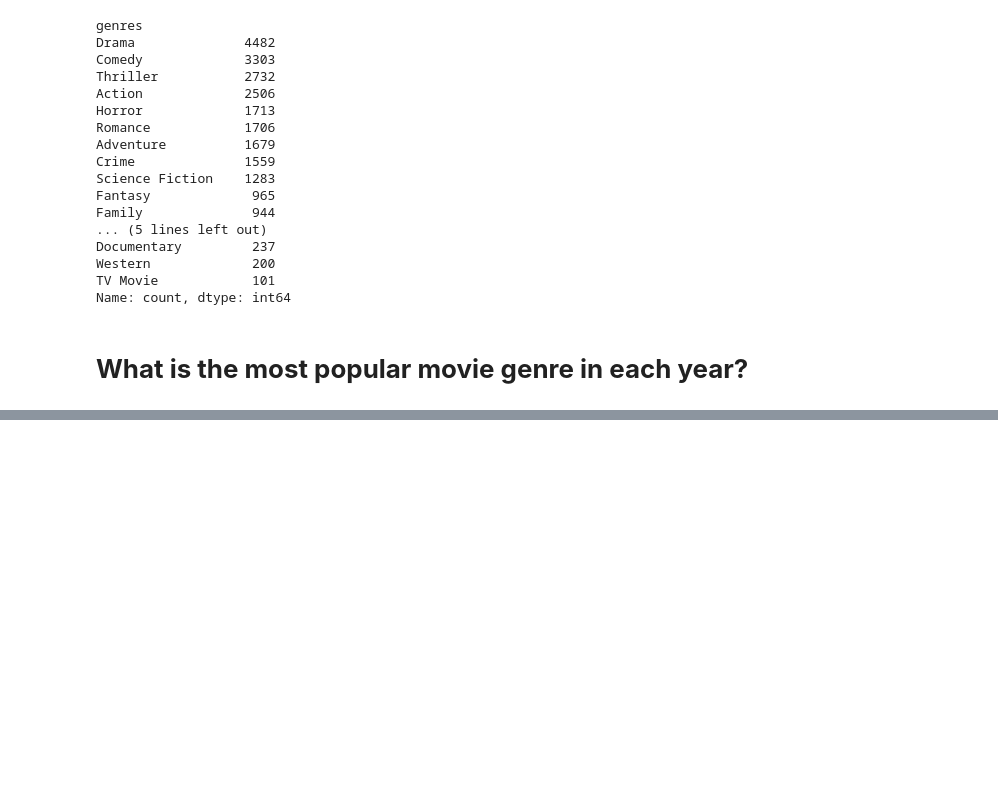
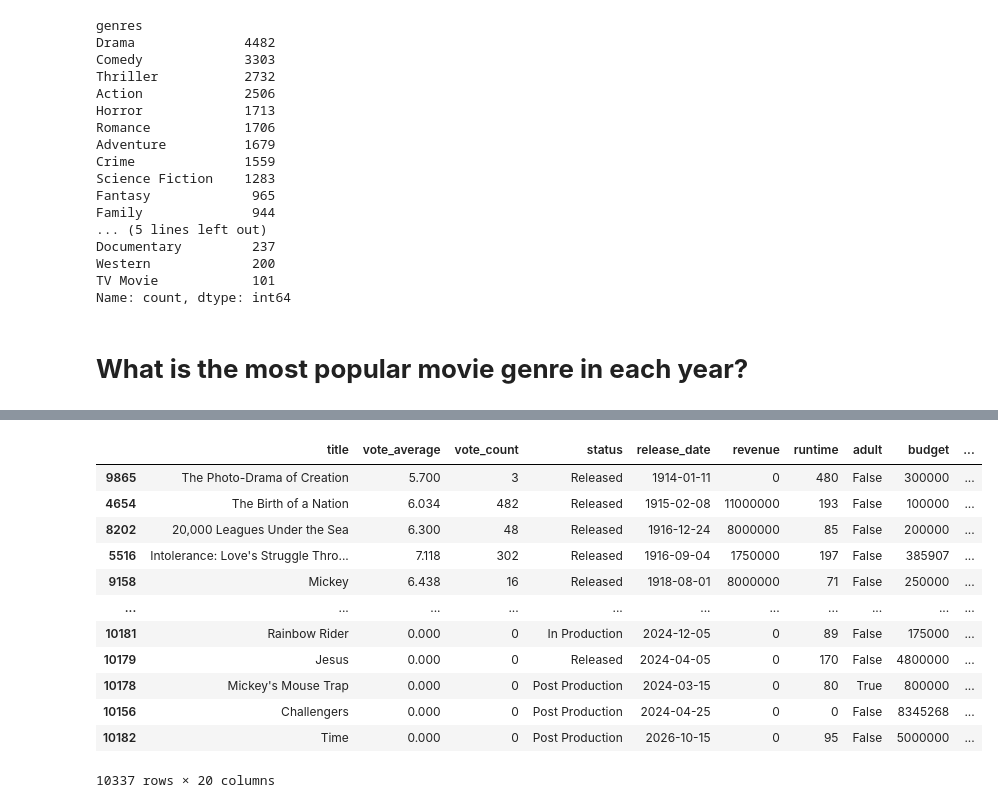
Before and after one commit to byshadowoz/Movies_Recomendation_by_prompt, a Jupyter notebook: FeatureTransformations.ipynb, the cells around one changed output, grey strips where cells are left out. Drawn from its saved outputs; the diff is of its cells as text; code cells hidden in the pictures; blank space fills up the shorter version.

```diff
--- a/FeatureTransformations.ipynb
+++ b/FeatureTransformations.ipynb
@@ -164,0 +192,21 @@ Name: count, dtype: int64
+# %%
+dfyear = df.copy()
+# %%
+import pandas as pd
+dfyear['release_year'] = pd.DatetimeIndex(dfyear['release_date']).year
+dfyear = dfyear.sort_values(by='release_year')
+dfyear
+# %% [output]
+|  | title | vote_average | vote_count | status | release_date | revenue | runtime | adult | budget | ... |
+| 9865 | The Photo-Drama of Creation | 5.700 | 3 | Released | 1914-01-11 | 0 | 480 | False | 300000 | ... |
+| 4654 | The Birth of a Nation | 6.034 | 482 | Released | 1915-02-08 | 11000000 | 193 | False | 100000 | ... |
+| 8202 | 20,000 Leagues Under the Sea | 6.300 | 48 | Released | 1916-12-24 | 8000000 | 85 | False | 200000 | ... |
+| 5516 | Intolerance: Love's Struggle Thro... | 7.118 | 302 | Released | 1916-09-04 | 1750000 | 197 | False | 385907 | ... |
+| 9158 | Mickey | 6.438 | 16 | Released | 1918-08-01 | 8000000 | 71 | False | 250000 | ... |
+| ... | ... | ... | ... | ... | ... | ... | ... | ... | ... | ... |
+| 10181 | Rainbow Rider | 0.000 | 0 | In Production | 2024-12-05 | 0 | 89 | False | 175000 | ... |
+| 10179 | Jesus | 0.000 | 0 | Released | 2024-04-05 | 0 | 170 | False | 4800000 | ... |
+| 10178 | Mickey's Mouse Trap | 0.000 | 0 | Post Production | 2024-03-15 | 0 | 80 | True | 800000 | ... |
+| 10156 | Challengers | 0.000 | 0 | Post Production | 2024-04-25 | 0 | 0 | False | 8345268 | ... |
+| 10182 | Time | 0.000 | 0 | Post Production | 2026-10-15 | 0 | 95 | False | 5000000 | ... |
+10337 rows × 20 columns
```
Also changed, not shown: parts of 3 cells of this notebook.
